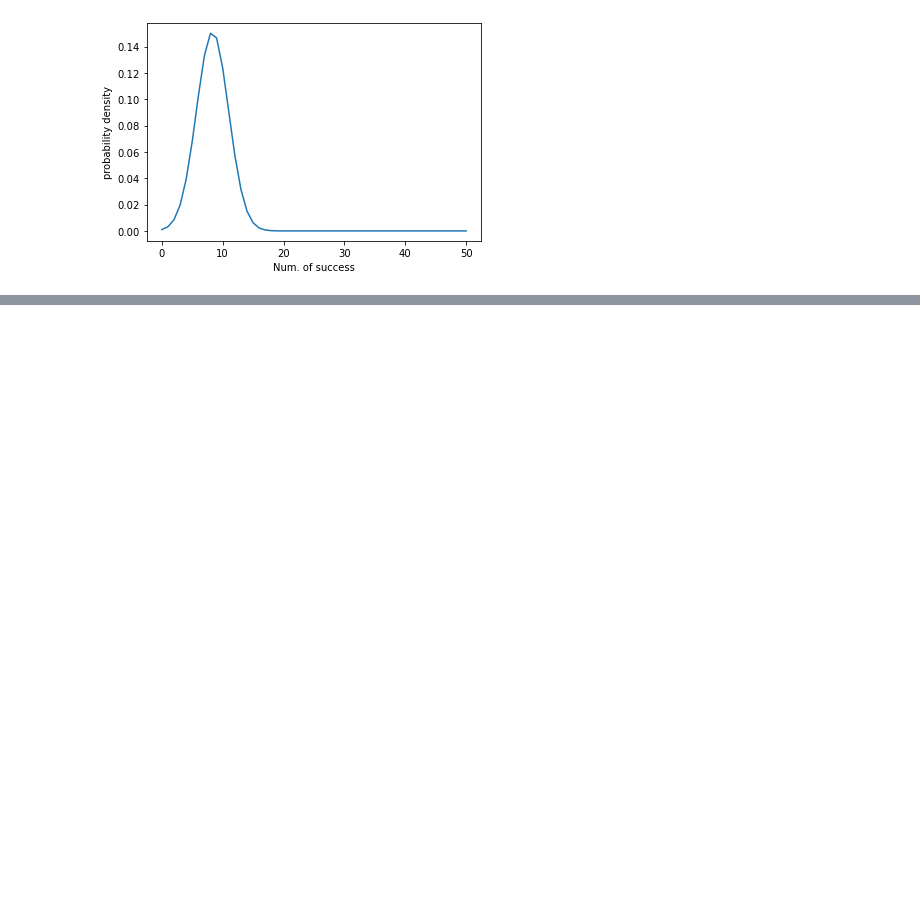
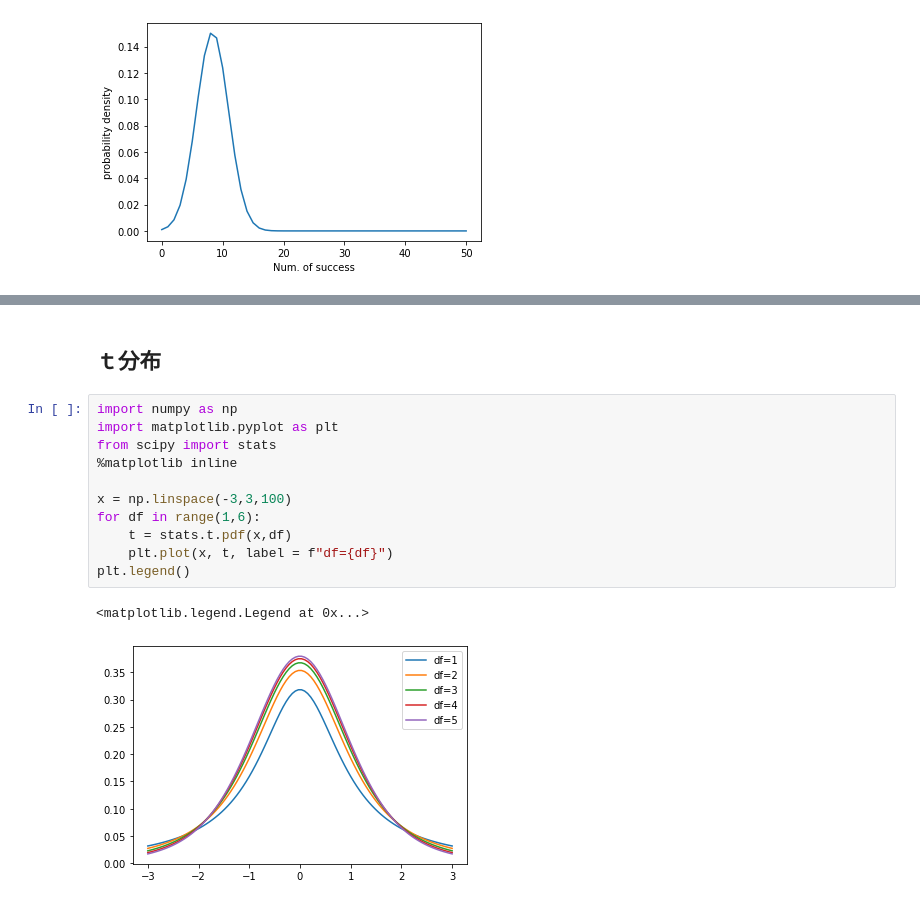
Before and after one commit to ayakamori0702/my_study, a Jupyter notebook: math.ipynb, the cells around one changed output, grey strips where cells are left out. Cells and saved outputs as stored; diff of their text form; blank space fills up the shorter version.

```diff
--- a/math.ipynb
+++ b/math.ipynb
@@ -376,0 +436,16 @@ Text(0, 0.5, 'probability density')
+# %% [markdown]
+## ｔ分布
+# %%
+import numpy as np
+import matplotlib.pyplot as plt
+from scipy import stats
+%matplotlib inline
+
+x = np.linspace(-3,3,100)
+for df in range(1,6):
+    t = stats.t.pdf(x,df)
+    plt.plot(x, t, label = f"df={df}")
+plt.legend()
+# %% [output]
+<matplotlib.legend.Legend at 0x...>
+[figure, added]
```
Also changed, not shown: parts of 26 cells of this notebook, 2 other files.
